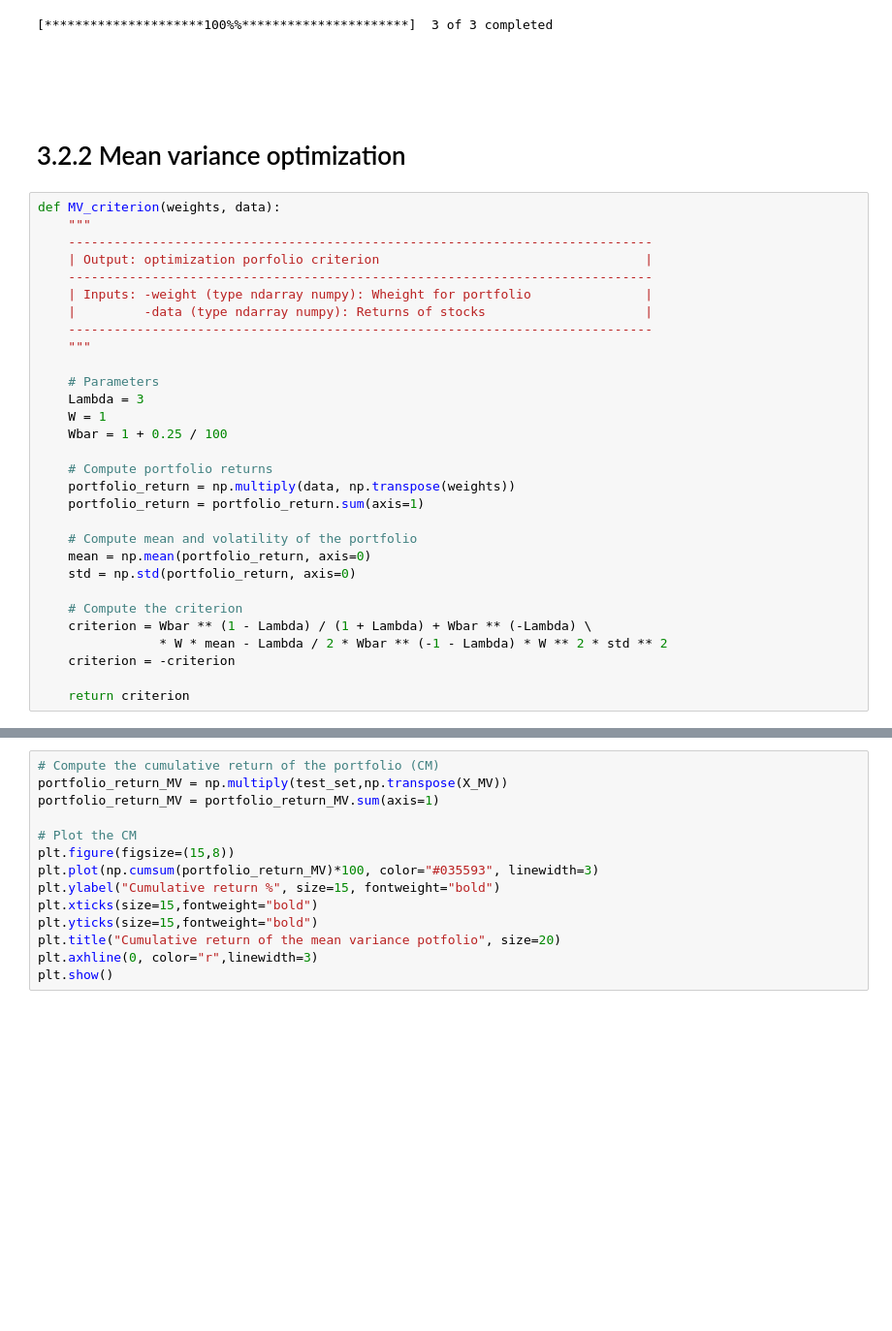
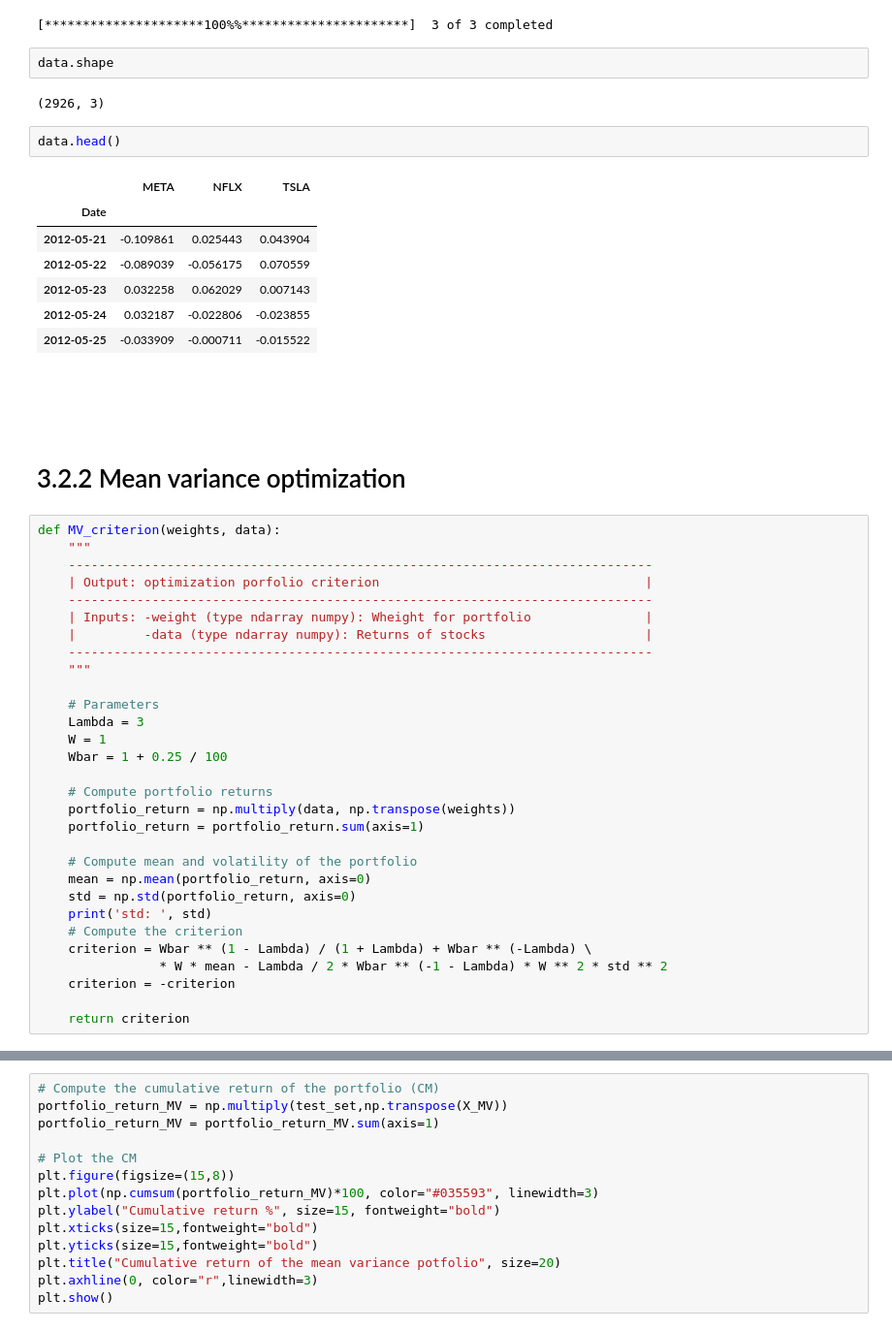
Before and after one commit to pbabvey/2nd-edition-BOOK-AMAZON-Python-for-Finance-and-Algorithmic-Trading, a Jupyter notebook: Chapter_03/Chapter_3_course.ipynb, the cells around one changed output, grey strips where cells are left out. Shown at 97% size. Saved outputs shown, nothing was run; the diff lists cells and outputs as text; blank space fills up the shorter version.

```diff
--- a/Chapter_03/Chapter_3_course.ipynb
+++ b/Chapter_03/Chapter_3_course.ipynb
@@ -205,6 +205,20 @@ database = database["Adj Close"]
 data = database.dropna().pct_change(1).dropna()
 # %% [output]
 [*********************100%%**********************]  3 of 3 completed
+# %%
+data.shape
+# %% [output]
+(2926, 3)
+# %%
+data.head()
+# %% [output]
+|  | META | NFLX | TSLA |
+| Date |  |  |  |
+| 2012-05-21 | -0.109861 | 0.025443 | 0.043904 |
+| 2012-05-22 | -0.089039 | -0.056175 | 0.070559 |
+| 2012-05-23 | 0.032258 | 0.062029 | 0.007143 |
+| 2012-05-24 | 0.032187 | -0.022806 | -0.023855 |
+| 2012-05-25 | -0.033909 | -0.000711 | -0.015522 |
 # %% [markdown]
 <br>
 <br>
@@ -237,7 +251,7 @@ def MV_criterion(weights, data):
     # Compute mean and volatility of the portfolio
     mean = np.mean(portfolio_return, axis=0)
     std = np.std(portfolio_return, axis=0)
-
+    print('std: ', std)
     # Compute the criterion
     criterion = Wbar ** (1 - Lambda) / (1 + Lambda) + Wbar ** (-Lambda) \
                 * W * mean - Lambda / 2 * Wbar ** (-1 - Lambda) * W ** 2 * std ** 2
```
Also changed, not shown: parts of 5 cells of this notebook.
